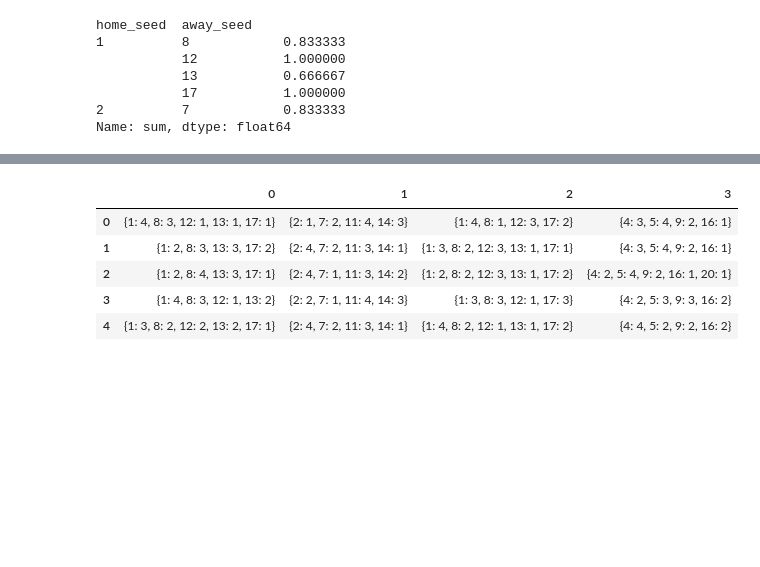
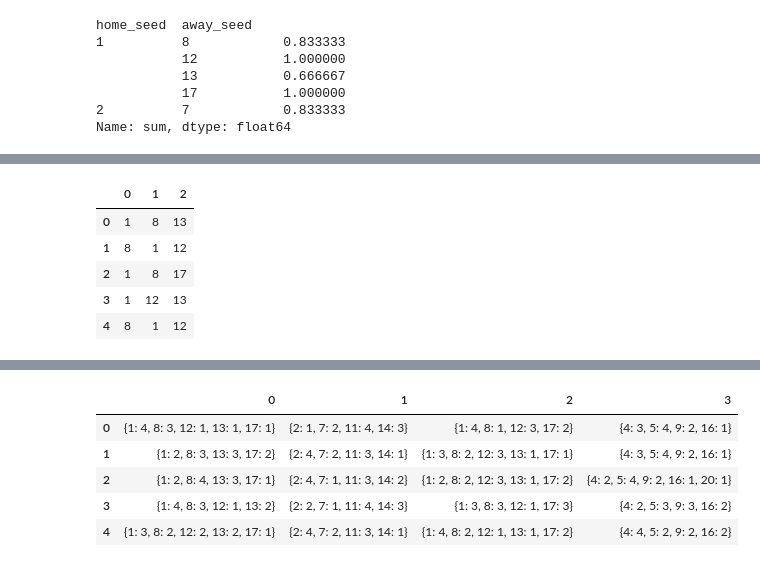
Before and after one commit to peterdobbs77/statistical_simulation, a Jupyter notebook: USAU_Nationals_DataPrep.ipynb, the cells around one changed output, grey strips where cells are left out. Cells and saved outputs as stored; diff of their text form; code cells hidden in the pictures; blank space fills up the shorter version.

```diff
--- a/USAU_Nationals_DataPrep.ipynb
+++ b/USAU_Nationals_DataPrep.ipynb
@@ -129,0 +136,13 @@ pool_standings[0]
+# %%
+poolAtop3 = pd.DataFrame([poolAresults.T[j].nlargest(n=3).reset_index()['index'] for j in range(nSimul)]).reset_index(drop=True)
+poolBtop3 = pd.DataFrame([poolBresults.T[j].nlargest(n=3).reset_index()['index'] for j in range(nSimul)]).reset_index(drop=True)
+poolCtop3 = pd.DataFrame([poolCresults.T[j].nlargest(n=3).reset_index()['index'] for j in range(nSimul)]).reset_index(drop=True)
+poolDtop3 = pd.DataFrame([poolDresults.T[j].nlargest(n=3).reset_index()['index'] for j in range(nSimul)]).reset_index(drop=True)
+poolAtop3.head()
+# %% [output]
+|  | 0 | 1 | 2 |
+| 0 | 1 | 8 | 13 |
+| 1 | 8 | 1 | 12 |
+| 2 | 1 | 8 | 17 |
+| 3 | 1 | 12 | 13 |
+| 4 | 8 | 1 | 12 |
```
Also changed, not shown: parts of 8 cells of this notebook.
